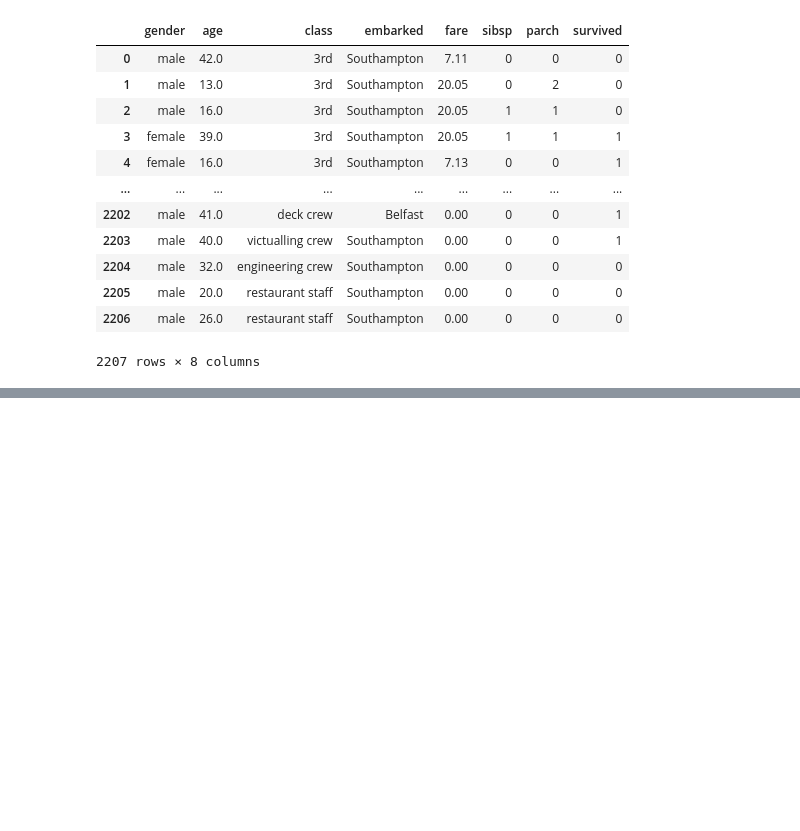
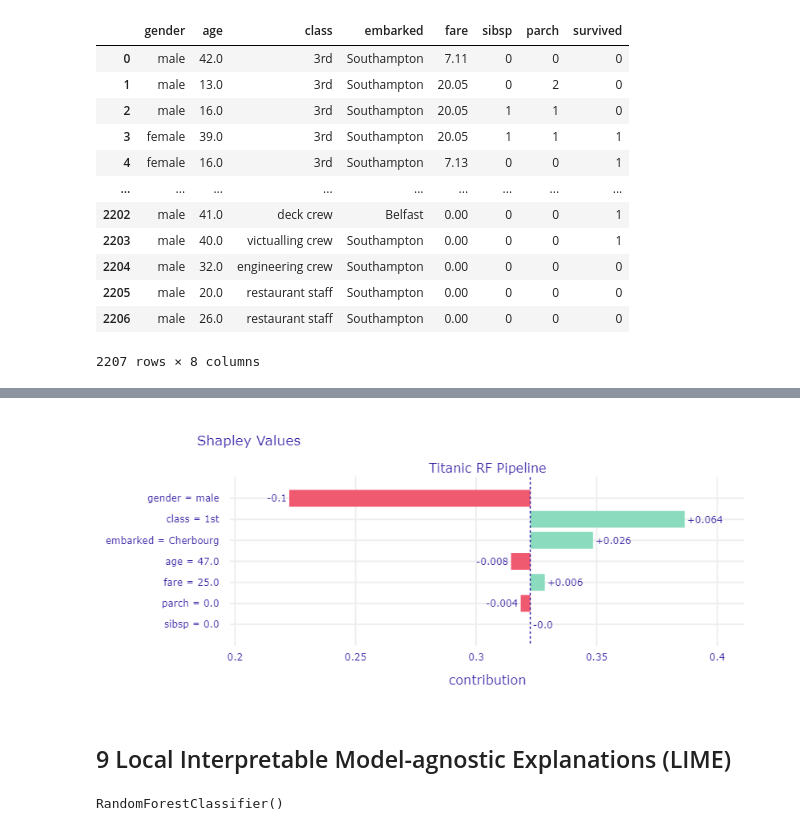
Before and after one commit to duybluemind1988/project_py, a Jupyter notebook: Learning_ds/Explain_model.ipynb, the cells around one changed output, grey strips where cells are left out. Drawn from its saved outputs; the diff is of its cells as text; code cells hidden in the pictures; blank space fills up the shorter version.

```diff
--- a/Learning_ds/Explain_model.ipynb
+++ b/Learning_ds/Explain_model.ipynb
@@ -189,0 +241,14 @@ In this chapter, we present an algorithm that addresses the issue. In particular
+# %%
+import pandas as pd
+henry = pd.DataFrame({'gender'   : ['male'],
+                       'age'     : [47],
+                       'class'   : ['1st'],
+                       'embarked': ['Cherbourg'],
+                       'fare'    : [25],
+                       'sibsp'   : [0],
+                       'parch'   : [0]},
+                      index = ['Henry'])
+
+import dalex as dx
+titanic_rf_exp = dx.Explainer(titanic_rf, X, y,
+                  label = "Titanic RF Pipeline")
@@ -189,0 +272,3 @@ In this chapter, we present an algorithm that addresses the issue. In particular
+# %%
+bd_henry = titanic_rf_exp.predict_parts(henry, type = 'shap')
+bd_henry.result
@@ -189,0 +289,6 @@ In this chapter, we present an algorithm that addresses the issue. In particular
+# %%
+bd_henry.plot()
+# %% [output]
+[figure, added]
+# %% [markdown]
+## 9 Local Interpretable Model-agnostic Explanations (LIME)
@@ -189,0 +309,6 @@ In this chapter, we present an algorithm that addresses the issue. In particular
+# %%
+from sklearn.ensemble import RandomForestClassifier as rfc
+titanic_fr = rfc()
+titanic_fr.fit(X, y)
+# %% [output]
+RandomForestClassifier()
```
Also changed, not shown: parts of 27 cells of this notebook, 2 other files.
